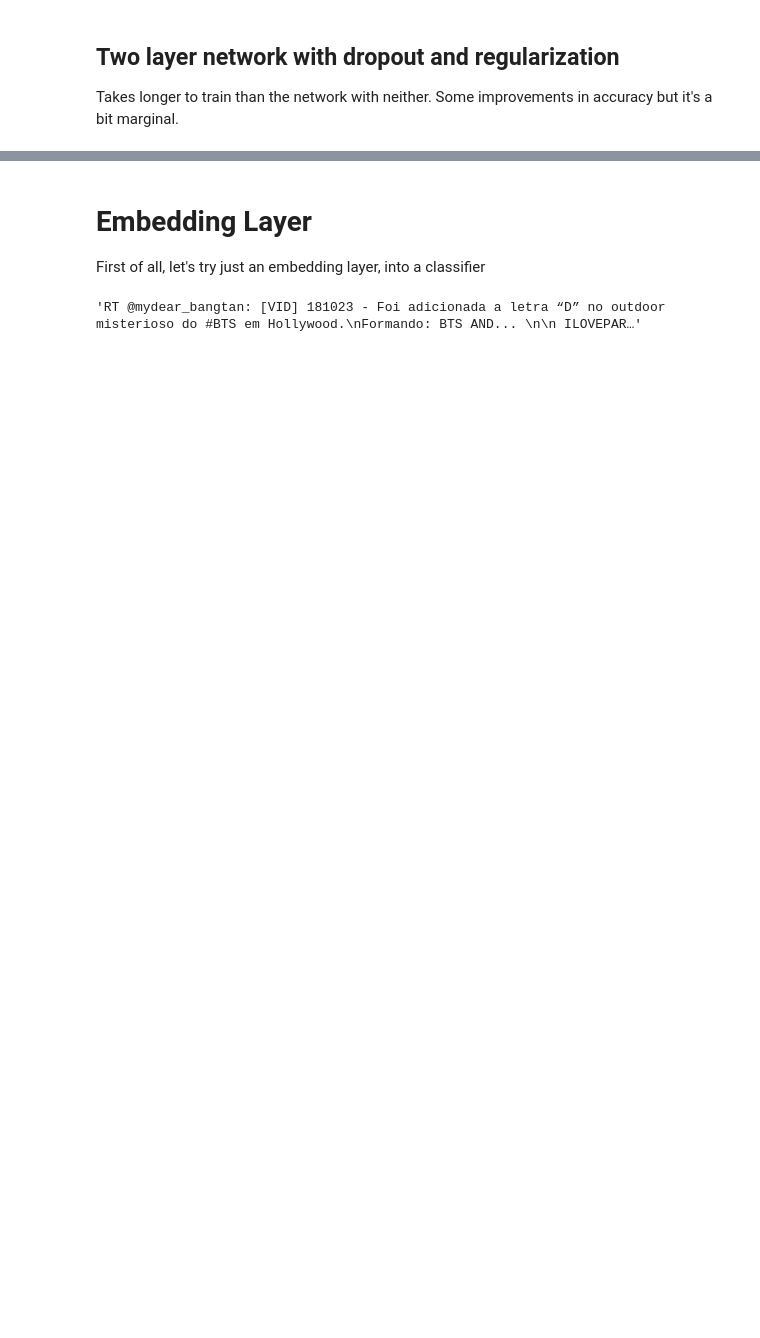
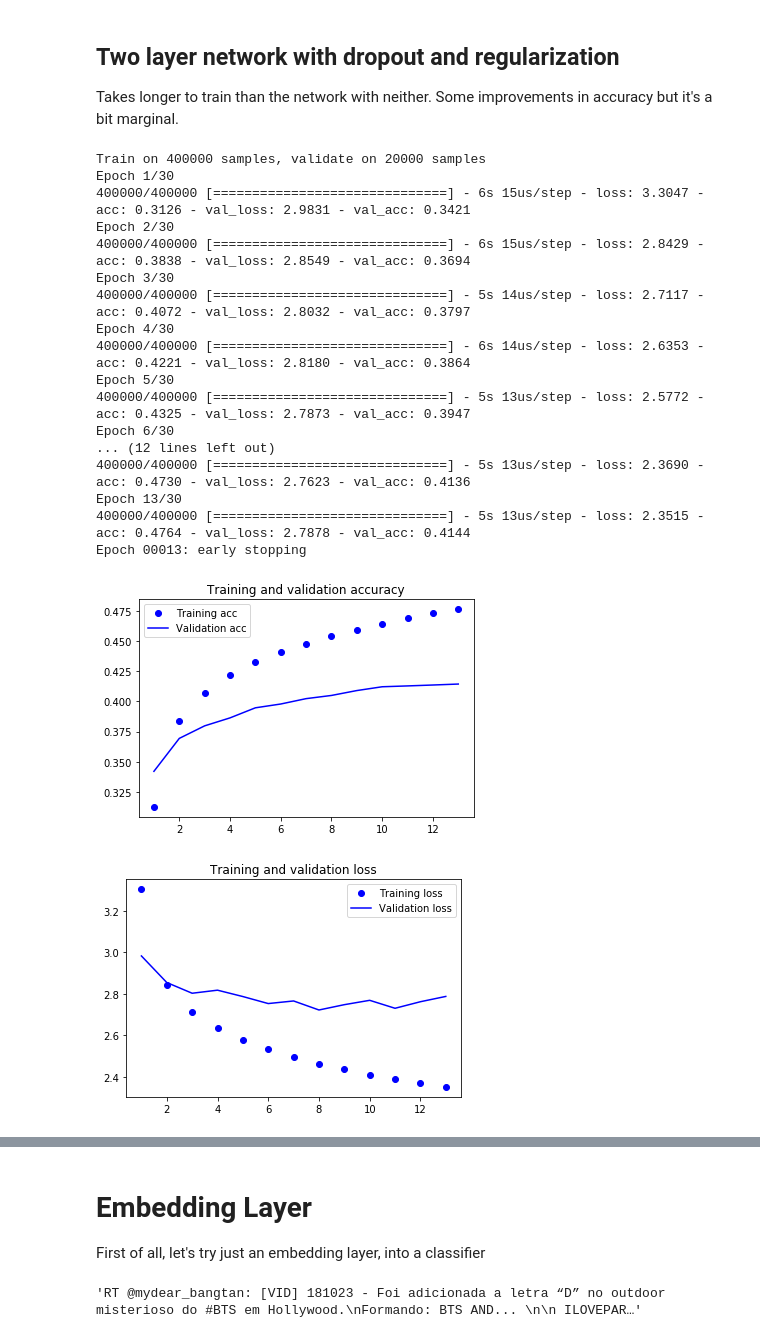
Before and after one commit to nicksexton/emojitranslate, a Jupyter notebook: 1 - emoji predict.ipynb, the cells around one changed output, grey strips where cells are left out. Saved outputs shown, nothing was run; the diff lists cells and outputs as text; code cells hidden in the pictures; blank space fills up the shorter version.

```diff
--- a/1 - emoji predict.ipynb
+++ b/1 - emoji predict.ipynb
@@ -401,23 +490,49 @@ Takes longer to train than the network with neither. Some improvements in accura
 # %%
 n_output_classes = y_dev_idx.shape[1]
 
 model = Sequential()
 model.add(Dense(300, activation='relu', input_shape=(num_words,)))
 model.add(Dropout(0.4))
 model.add(Dense(128, activation='relu',
                 kernel_regularizer = regularizers.l2(0.002)))
 model.add(Dropout(0.4))
 model.add(Dense(n_output_classes, activation = 'softmax'))
 model.compile(optimizer = 'rmsprop',
               loss='categorical_crossentropy',
               metrics=['accuracy'])
 
+early = keras.callbacks.EarlyStopping(monitor='val_acc',
+                              min_delta=0.01,
+                              patience=5,
+                              verbose=1, mode='auto')
+
 history = model.fit (x_train_one_hot, y_train_idx,
-                    epochs = 20,
+                    epochs = 30,
                     batch_size = 512,
                     verbose=1,
-                    validation_data = (x_dev_one_hot, y_dev_idx))
+                    validation_data = (x_dev_one_hot, y_dev_idx),
+                    callbacks=[early])
 
 plot_train_history(history)
+# %% [output]
+Train on 400000 samples, validate on 20000 samples
+Epoch 1/30
+400000/400000 [==============================] - 6s 15us/step - loss: 3.3047 - acc: 0.3126 - val_loss: 2.9831 - val_acc: 0.3421
+Epoch 2/30
+400000/400000 [==============================] - 6s 15us/step - loss: 2.8429 - acc: 0.3838 - val_loss: 2.8549 - val_acc: 0.3694
+Epoch 3/30
+400000/400000 [==============================] - 5s 14us/step - loss: 2.7117 - acc: 0.4072 - val_loss: 2.8032 - val_acc: 0.3797
+Epoch 4/30
+400000/400000 [==============================] - 6s 14us/step - loss: 2.6353 - acc: 0.4221 - val_loss: 2.8180 - val_acc: 0.3864
+Epoch 5/30
+400000/400000 [==============================] - 5s 13us/step - loss: 2.5772 - acc: 0.4325 - val_loss: 2.7873 - val_acc: 0.3947
+Epoch 6/30
+... (12 lines left out)
+400000/400000 [==============================] - 5s 13us/step - loss: 2.3690 - acc: 0.4730 - val_loss: 2.7623 - val_acc: 0.4136
+Epoch 13/30
+400000/400000 [==============================] - 5s 13us/step - loss: 2.3515 - acc: 0.4764 - val_loss: 2.7878 - val_acc: 0.4144
+Epoch 00013: early stopping
+[figure, added]
+[figure, added]
 # %%
 print ("best validation accuracy: ", max(history.history['val_acc']))
```
Also changed, not shown: parts of 52 cells of this notebook.
